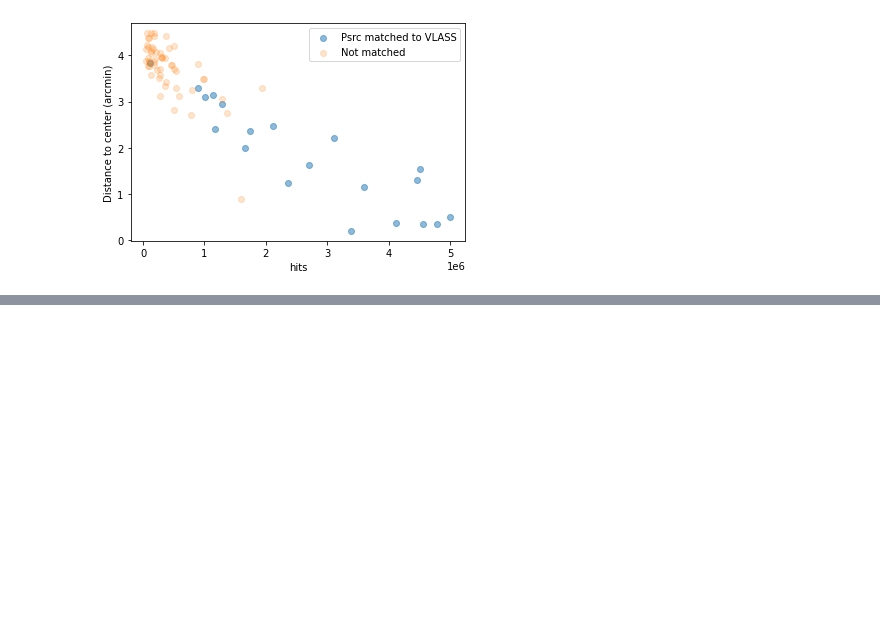
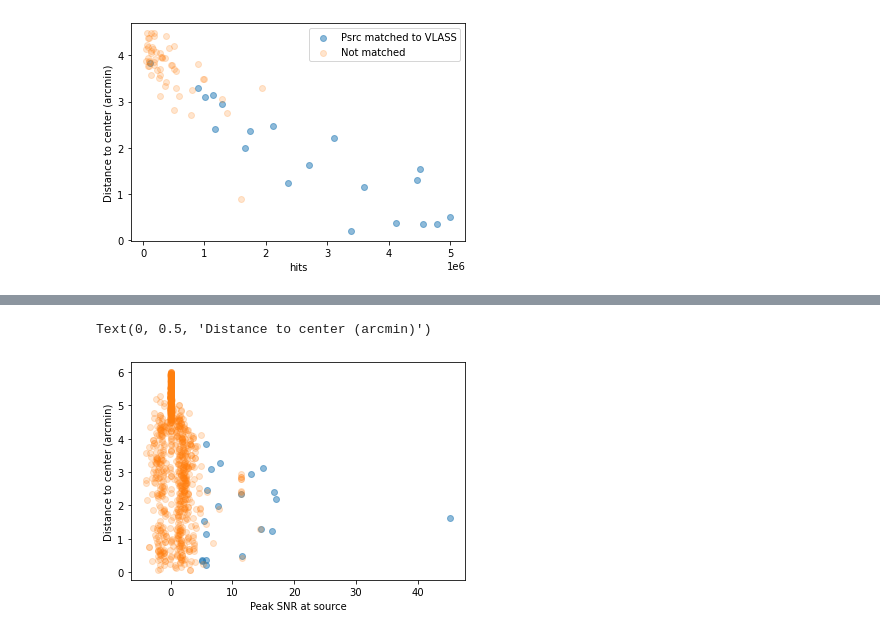
Before and after one commit to karenperezsarmiento/mmpsrc_project, a Jupyter notebook: jupyter_nb/PSRC finder statistics.ipynb, the cells around one changed output, grey strips where cells are left out. Drawn from its saved outputs; the diff is of its cells as text; code cells hidden in the pictures; blank space fills up the shorter version.

```diff
--- a/jupyter_nb/PSRC finder statistics.ipynb
+++ b/jupyter_nb/PSRC finder statistics.ipynb
@@ -125,7 +125,7 @@ plt.legend()
 <matplotlib.legend.Legend at 0x...>
 [figure]
 # %%
-reverse_search = pd.read_csv("reverse_search_2aspcmsubqm2_fitel_0f09-to-35f5Hz_qc_0p6rr_M_PdoCals_dt20_snr_iter1.csv")
+reverse_search = pd.read_csv("../reverse_search_2aspcmsubqm2_fitel_0f09-to-35f5Hz_qc_0p6rr_M_PdoCals_dt20_snr_iter1.csv")
 not_found = reverse_search.merge(f_matched,how="outer",left_on=["cluster","Component_name","Component_id_x","ra_vlass","dec_vlass"],right_on=["cluster","Component_name","Component_id","RA","DEC"],indicator=True)
 not_found = not_found.loc[not_found["_merge"]=="left_only"]
 # %%
@@ -168,5 +180,8 @@ plt.savefig("../analysis_plots/m2_peak_snr_found_notfound.png")
 # %%
 plt.scatter(f_matched["amp_snr"],f_matched["dist_center_radians"]*180/np.pi*60,alpha=0.5,)
 plt.scatter(not_found["amp_snr_x"],not_found["Separation_x"]/60,alpha=0.2)
 plt.xlabel("Peak SNR at source")
-plt.ylabel("../analysis_plots/Distance to center (arcmin)")
+plt.ylabel("Distance to center (arcmin)")
+# %% [output]
+Text(0, 0.5, 'Distance to center (arcmin)')
+[figure, added]
```
Also changed, not shown: parts of 6 cells of this notebook, 3 other files.
